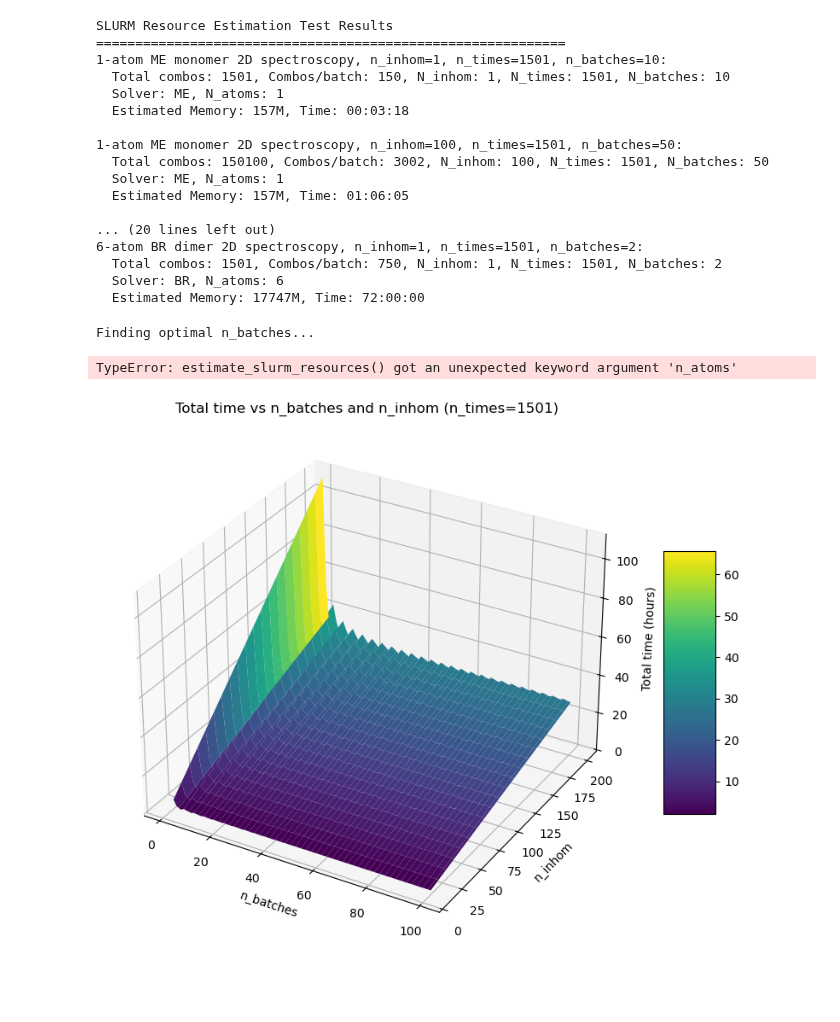
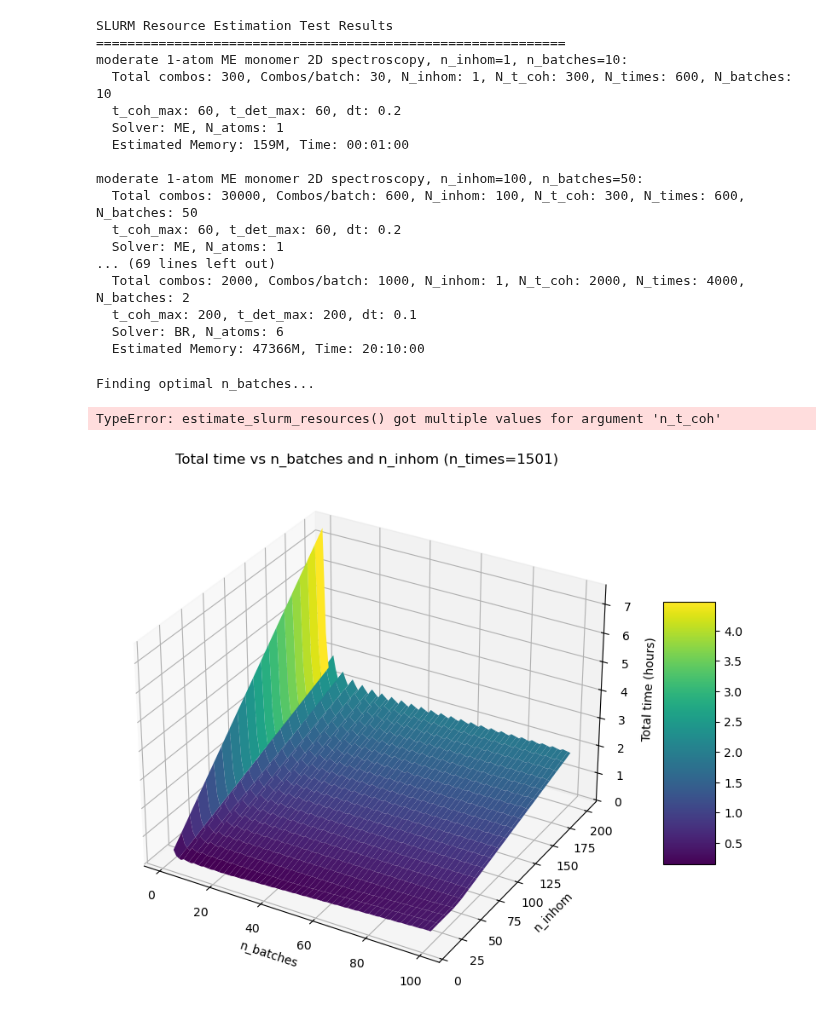
Before and after one commit to LBPhysics/2025_master_thesis_python_leopold_bodamer, a Jupyter notebook: notebooks/test_Slurm_ressources.ipynb, the cells around one changed output. Drawn from its saved outputs; the diff is of its cells as text; code cells hidden in the pictures; blank space fills up the shorter version.

```diff
--- a/notebooks/test_Slurm_ressources.ipynb
+++ b/notebooks/test_Slurm_ressources.ipynb
@@ -62,45 +66,57 @@ class MockSim:
         self.system = type('obj', (object,), {'n_atoms': n_atoms, 'dimension': lambda: 1 + n_atoms + n_atoms * (n_atoms - 1) // 2})
 # %%
 test_cases = [
-    ('1-atom ME monomer 2D spectroscopy, n_inhom=1, n_times=1501, n_batches=10', MockSim(ode_solver="ME", n_atoms=1), 1, 1501, 10),
-    ('1-atom ME monomer 2D spectroscopy, n_inhom=100, n_times=1501, n_batches=50', MockSim(ode_solver="ME", n_atoms=1), 100, 1501, 50),
-    ('1-atom BR monomer 2D spectroscopy, n_inhom=1, n_times=1501, n_batches=10', MockSim(ode_solver="BR", n_atoms=1), 1, 1501, 10),
-    ('1-atom BR monomer 2D spectroscopy, n_inhom=50, n_times=1501, n_batches=5', MockSim(ode_solver="BR", n_atoms=1), 50, 1501, 5),
-    ('2-atom ME dimer 2D spectroscopy, n_inhom=1, n_times=1501, n_batches=4', MockSim(ode_solver="ME", n_atoms=2), 1, 1501, 4),
-    ('2-atom BR dimer 2D spectroscopy, n_inhom=1, n_times=1501, n_batches=2', MockSim(ode_solver="BR", n_atoms=2), 1, 1501, 2),
-    ('6-atom BR dimer 2D spectroscopy, n_inhom=1, n_times=1501, n_batches=2', MockSim(ode_solver="BR", n_atoms=6), 1, 1501, 2),
+    # Moderate approximation: t_coh_max = t_det_max = 60, dt = 0.2
+    ('moderate 1-atom ME monomer 2D spectroscopy, n_inhom=1, n_batches=10', MockSim(ode_solver="ME", n_atoms=1), 1, 60, 60, 0.2, 10),
+    ('moderate 1-atom ME monomer 2D spectroscopy, n_inhom=100, n_batches=50', MockSim(ode_solver="ME", n_atoms=1), 100, 60, 60, 0.2, 50),
+    ('moderate 1-atom BR monomer 2D spectroscopy, n_inhom=1, n_batches=10', MockSim(ode_solver="BR", n_atoms=1), 1, 60, 60, 0.2, 10),
+    ('moderate 1-atom BR monomer 2D spectroscopy, n_inhom=50, n_batches=5', MockSim(ode_solver="BR", n_atoms=1), 50, 60, 60, 0.2, 5),
+    ('moderate 2-atom ME dimer 2D spectroscopy, n_inhom=1, n_batches=4', MockSim(ode_solver="ME", n_atoms=2), 1, 60, 60, 0.2, 4),
+    ('moderate 2-atom BR dimer 2D spectroscopy, n_inhom=1, n_batches=2', MockSim(ode_solver="BR", n_atoms=2), 1, 60, 60, 0.2, 2),
+    ('moderate 6-atom BR dimer 2D spectroscopy, n_inhom=1, n_batches=2', MockSim(ode_solver="BR", n_atoms=6), 1, 60, 60, 0.2, 2),
+    # Detailed: t_coh_max = t_det_max = 200, dt = 0.1
+    ('detailed 1-atom ME monomer 2D spectroscopy, n_inhom=1, n_batches=10', MockSim(ode_solver="ME", n_atoms=1), 1, 200, 200, 0.1, 10),
+    ('detailed 1-atom ME monomer 2D spectroscopy, n_inhom=100, n_batches=50', MockSim(ode_solver="ME", n_atoms=1), 100, 200, 200, 0.1, 50),
+    ('detailed 1-atom BR monomer 2D spectroscopy, n_inhom=1, n_batches=10', MockSim(ode_solver="BR", n_atoms=1), 1, 200, 200, 0.1, 10),
+    ('detailed 1-atom BR monomer 2D spectroscopy, n_inhom=50, n_batches=5', MockSim(ode_solver="BR", n_atoms=1), 50, 200, 200, 0.1, 5),
+    ('detailed 2-atom ME dimer 2D spectroscopy, n_inhom=1, n_batches=4', MockSim(ode_solver="ME", n_atoms=2), 1, 200, 200, 0.1, 4),
+    ('detailed 2-atom BR dimer 2D spectroscopy, n_inhom=1, n_batches=2', MockSim(ode_solver="BR", n_atoms=2), 1, 200, 200, 0.1, 2),
+    ('detailed 6-atom BR dimer 2D spectroscopy, n_inhom=1, n_batches=2', MockSim(ode_solver="BR", n_atoms=6), 1, 200, 200, 0.1, 2),
 ]
 # %%
 # Run tests
 print("SLURM Resource Estimation Test Results")
 print("=" * 60)
-for desc, sim, n_inhom, n_times, n_batches in test_cases:
-    mem, time = estimate_slurm_resources(n_inhom, n_times, n_batches, workers=sim.simulation_config.max_workers, N_dim=sim.system.dimension(), solver=sim.simulation_config.ode_solver)
-    combos = n_times * n_inhom
+for desc, sim, n_inhom, t_coh_max, t_det_max, dt, n_batches in test_cases:
+    n_t_coh = int(t_coh_max / dt)
+    n_times = int((t_coh_max + t_det_max) / dt)
+    mem, time = estimate_slurm_resources(n_times, n_inhom, n_t_coh, n_batches, workers=sim.simulation_config.max_workers, N_dim=sim.system.dimension(), solver=sim.simulation_config.ode_solver)
+    combos = n_inhom * n_t_coh
     combos_per_batch = combos // n_batches
     print(f"{desc}:")
-    print(f"  Total combos: {combos}, Combos/batch: {combos_per_batch}, N_inhom: {n_inhom}, N_times: {n_times}, N_batches: {n_batches}")
+    print(f"  Total combos: {combos}, Combos/batch: {combos_per_batch}, N_inhom: {n_inhom}, N_t_coh: {n_t_coh}, N_times: {n_times}, N_batches: {n_batches}")
+    print(f"  t_coh_max: {t_coh_max}, t_det_max: {t_det_max}, dt: {dt}")
     print(f"  Solver: {sim.simulation_config.ode_solver}, N_atoms: {sim.system.n_atoms}")
     print(f"  Estimated Memory: {mem}, Time: {time}")
     print()
 # %% [output]
 SLURM Resource Estimation Test Results
 ============================================================
-1-atom ME monomer 2D spectroscopy, n_inhom=1, n_times=1501, n_batches=10:
-  Total combos: 1501, Combos/batch: 150, N_inhom: 1, N_times: 1501, N_batches: 10
+moderate 1-atom ME monomer 2D spectroscopy, n_inhom=1, n_batches=10:
+  Total combos: 300, Combos/batch: 30, N_inhom: 1, N_t_coh: 300, N_times: 600, N_batches: 10
+  t_coh_max: 60, t_det_max: 60, dt: 0.2
   Solver: ME, N_atoms: 1
-  Estimated Memory: 157M, Time: 00:03:18
+  Estimated Memory: 159M, Time: 00:01:00
 
-1-atom ME monomer 2D spectroscopy, n_inhom=100, n_times=1501, n_batches=50:
-  Total combos: 150100, Combos/batch: 3002, N_inhom: 100, N_times: 1501, N_batches: 50
+moderate 1-atom ME monomer 2D spectroscopy, n_inhom=100, n_batches=50:
+  Total combos: 30000, Combos/batch: 600, N_inhom: 100, N_t_coh: 300, N_times: 600, N_batches: 50
+  t_coh_max: 60, t_det_max: 60, dt: 0.2
   Solver: ME, N_atoms: 1
-  Estimated Memory: 157M, Time: 01:06:05
-
-... (20 lines left out)
-6-atom BR dimer 2D spectroscopy, n_inhom=1, n_times=1501, n_batches=2:
-  Total combos: 1501, Combos/batch: 750, N_inhom: 1, N_times: 1501, N_batches: 2
+... (69 lines left out)
+  Total combos: 2000, Combos/batch: 1000, N_inhom: 1, N_t_coh: 2000, N_times: 4000, N_batches: 2
+  t_coh_max: 200, t_det_max: 200, dt: 0.1
   Solver: BR, N_atoms: 6
-  Estimated Memory: 17747M, Time: 72:00:00
+  Estimated Memory: 47366M, Time: 20:10:00
 # %%
 def parse_time_to_seconds(time_str: str) -> float:
     """Parse HH:MM:SS string to total seconds."""
@@ -116,7 +132,7 @@ def find_optimal_n_batches(sim, n_inhom: int, n_times: int) -> tuple[int, float]
     # Loop over possible n_batches (limit to reasonable range for performance)
     max_batches = min(combos, 1000)  # Cap at 1000 to avoid long loops
     for n_batches in range(1, max_batches + 1):
-        mem, time_str = estimate_slurm_resources(n_inhom, n_times, n_batches, workers=sim.simulation_config.max_workers, N_dim=sim.system.dimension(), solver=sim.simulation_config.ode_solver, n_atoms=sim.system.n_atoms)
+        mem, time_str = estimate_slurm_resources(n_inhom, n_times, n_batches, workers=sim.simulation_config.max_workers, N_dim=sim.system.dimension(), solver=sim.simulation_config.ode_solver, n_t_coh=n_times)
         time_per_batch = parse_time_to_seconds(time_str)
         parallel_groups = math.ceil(n_batches / 4)
         total_time = parallel_groups * time_per_batch
@@ -133,7 +149,7 @@ print(f"Optimal n_batches: {optimal_batches}")
 print(f"Minimal total time: {min_time_seconds / 3600:.2f} hours")
 # %% [output]
 Finding optimal n_batches...
-TypeError: estimate_slurm_resources() got an unexpected keyword argument 'n_atoms'
+TypeError: estimate_slurm_resources() got multiple values for argument 'n_t_coh'
 # %%
 import numpy as np
 import matplotlib.pyplot as plt
@@ -148,32 +164,32 @@ sim = test_cases[0][1]
 # Initialize Z array
 Z = np.zeros((len(n_inhom_range), len(n_batches_range)))
 
 # Compute total time for each combination
 for i, n_inhom in enumerate(n_inhom_range):
     combos = n_times * n_inhom
     max_n_batches = min(combos, 1000)
     for j, n_batches in enumerate(n_batches_range):
         if n_batches > max_n_batches:
             Z[i, j] = np.nan  # or skip
             continue
-        mem, time_str = estimate_slurm_resources(n_inhom, n_times, n_batches, workers=sim.simulation_config.max_workers, N_dim=sim.system.dimension(), solver=sim.simulation_config.ode_solver, n_atoms=sim.system.n_atoms)
+        mem, time_str = estimate_slurm_resources(n_inhom, n_times, n_batches, workers=sim.simulation_config.max_workers, N_dim=sim.system.dimension(), solver=sim.simulation_config.ode_solver, n_t_coh=n_times)
         time_per_batch = parse_time_to_seconds(time_str)
         parallel_groups = math.ceil(n_batches / 4)
         total_time = parallel_groups * time_per_batch
         Z[i, j] = total_time / 3600  # convert to hours
 
 # Create meshgrid
 X, Y = np.meshgrid(n_batches_range, n_inhom_range)
 
 # Plot 3D surface
 fig = plt.figure(figsize=(10, 8))
 ax = fig.add_subplot(111, projection='3d')
 surf = ax.plot_surface(X, Y, Z, cmap='viridis', edgecolor='none')
 ax.set_xlabel('n_batches')
 ax.set_ylabel('n_inhom')
 ax.set_zlabel('Total time (hours)')
 ax.set_title('Total time vs n_batches and n_inhom (n_times=1501)')
 fig.colorbar(surf, ax=ax, shrink=0.5, aspect=5)
 plt.show()
 # %% [output]
-[figure, old version]
+[figure, new version]
```
Also changed, not shown: parts of 1 cell of this notebook, 10 other files.
